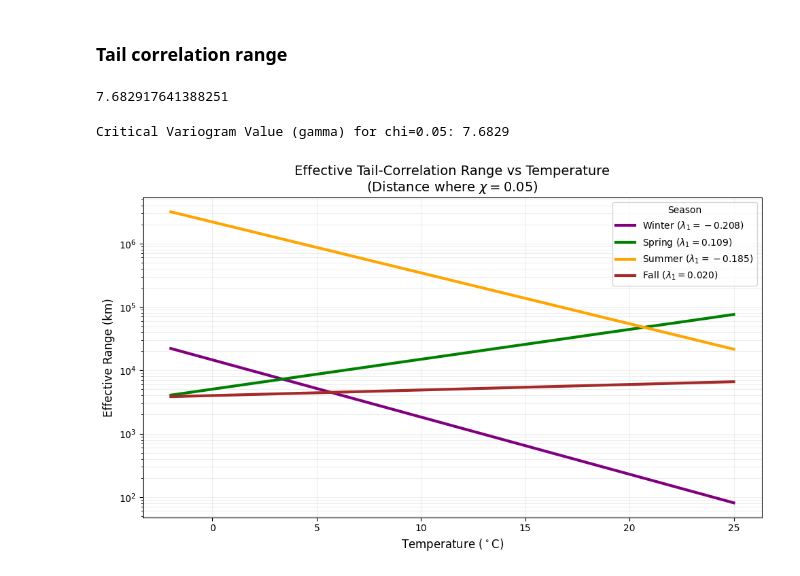
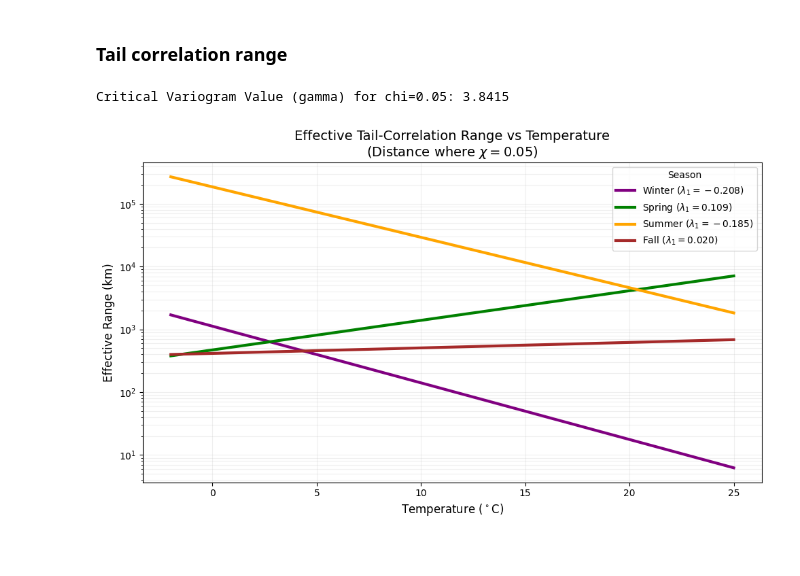
Before and after one commit to mdb0/extreme-precipitation-extents, a Jupyter notebook: model.ipynb, the cells around one changed output. Drawn from its saved outputs; the diff is of its cells as text; code cells hidden in the pictures.

```diff
--- a/model.ipynb
+++ b/model.ipynb
@@ -497,10 +497,6 @@ Fall       | 0.3063   | 1.6337   | 0.0201   | True
 [figure]
 # %% [markdown]
 ### Tail correlation range
-# %%
-print(gamma_crit)
-# %% [output]
-7.682917641388251
 # %%
 import matplotlib.pyplot as plt
 import numpy as np
@@ -510,7 +506,7 @@ from scipy.stats import norm
 # We define the effective range as the distance where tail correlation chi = 0.05
 # Relation: chi = 2 * (1 - Phi(sqrt(gamma/2)))
 z_score = norm.ppf(1 - 0.05/2)  # Quantile for 0.975 (~1.96)
-gamma_crit = 2 * (z_score ** 2)
+gamma_crit = z_score ** 2
 
 print(f"Critical Variogram Value (gamma) for chi=0.05: {gamma_crit:.4f}")
 
@@ -520,32 +516,32 @@ colors = {'Winter': 'purple', 'Spring': 'green', 'Summer': 'orange', 'Fall': 'br
 
 # Create Temperature Grid based on observed data range
 t_min, t_max = np.floor(t_vector.min()), np.ceil(t_vector.max())
 t_grid = np.linspace(t_min, t_max, 100)
 
 # --- 3. Compute & Plot Curves ---
 for season, params in seasonal_fits.items():
     nu, lambda0, lambda1 = params
 
     # Calculate Range Parameter: lambda(T) = exp(lambda0 + lambda1 * T)
     lambda_T = np.exp(lambda0 + lambda1 * t_grid)
 
     # Calculate Effective Range: h = lambda(T) * (gamma_crit)^(1/nu)
     # derived from: gamma_crit = (h / lambda)^nu
     h_eff = lambda_T * (gamma_crit ** (1 / nu))
 
     plt.plot(t_grid, h_eff, lw=3, color=colors.get(season, 'black'),
              label=f"{season} ($\lambda_1={lambda1:.3f}$)")
 
 # --- 4. Styling ---
 plt.title("Effective Tail-Correlation Range vs Temperature\n(Distance where $\chi = 0.05$)", fontsize=14)
 plt.xlabel("Temperature ($^\circ$C)", fontsize=12)
 plt.ylabel("Effective Range (km)", fontsize=12)
 plt.yscale('log')
 plt.grid(True, which="both", ls="-", alpha=0.2)
 plt.legend(title="Season")
 
 plt.tight_layout()
 plt.show()
 # %% [output]
-Critical Variogram Value (gamma) for chi=0.05: 7.6829
+Critical Variogram Value (gamma) for chi=0.05: 3.8415
-[figure, old version]
+[figure, new version]
```
Also changed, not shown: parts of 1 cell of this notebook.
